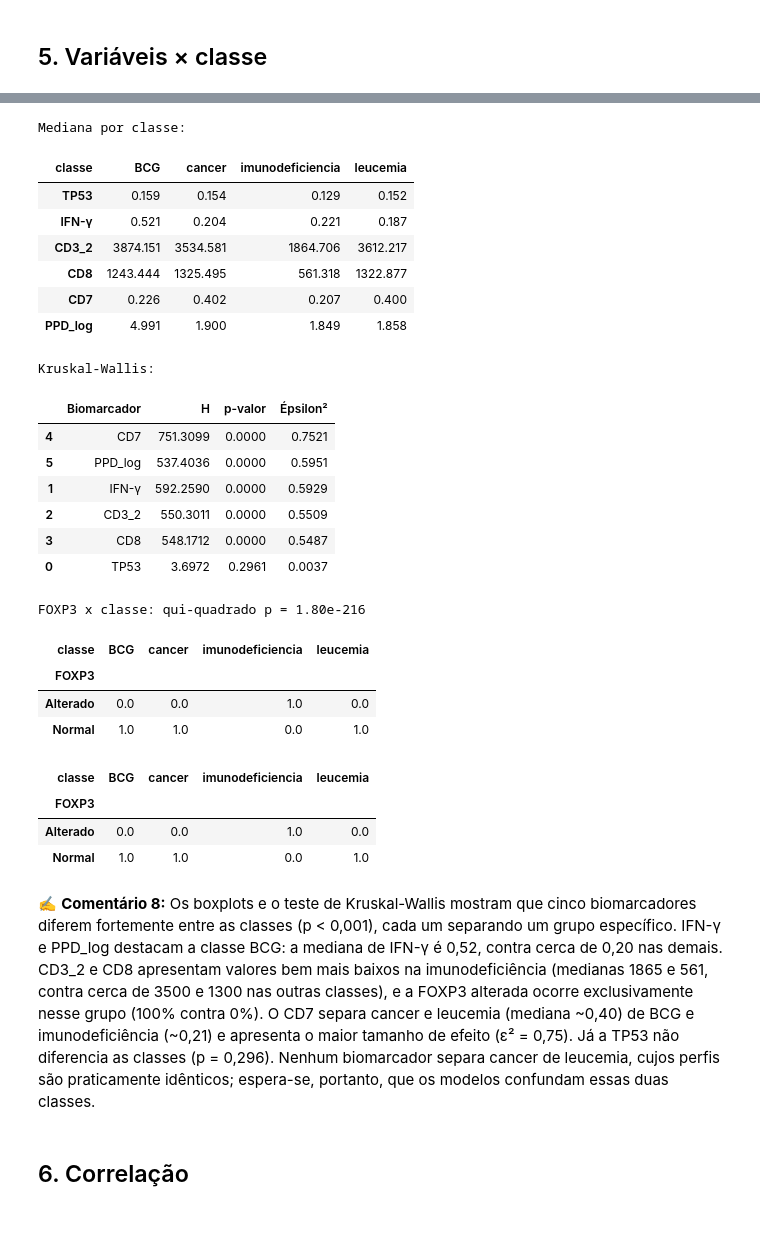
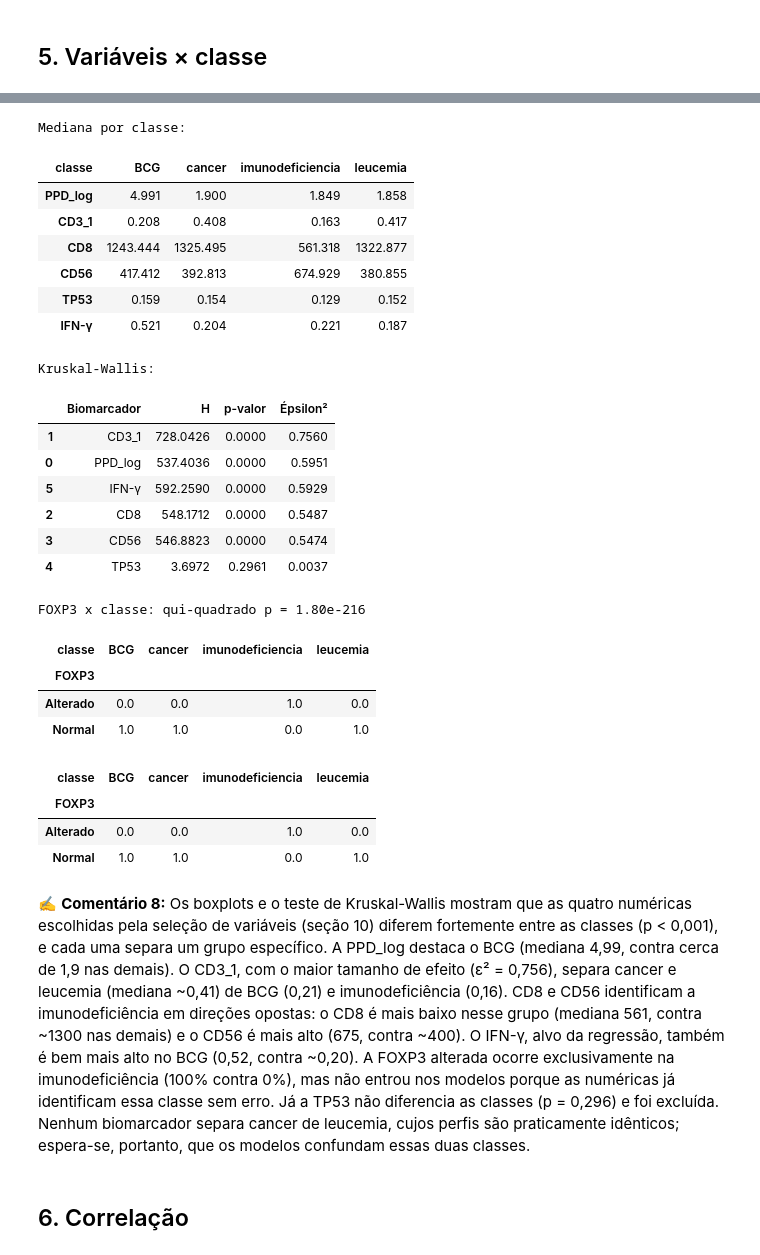
Before and after one commit to GabrielaKoerich/projeto_python_ml, a Jupyter notebook: notebooks/01_AED_relatorio_comentado.ipynb, the cells around one changed output, grey strips where cells are left out. Saved outputs shown, nothing was run; the diff lists cells and outputs as text; code cells hidden in the pictures; blank space fills up the shorter version.

```diff
--- a/notebooks/01_AED_relatorio_comentado.ipynb
+++ b/notebooks/01_AED_relatorio_comentado.ipynb
@@ -416,14 +416,12 @@ Média / mediana (original): 5.5
 # Caixas em alturas diferentes -> o biomarcador separa as classes.
 
 # POR QUE ESSES BIOMARCADORES?
-# São as variáveis numéricas mostrasad na aula 09
-# (seleção de variáveis) e usadas nos modelos deste projeto, junto com
-# PPD_log e FOXP3. O CD7 representa o bloco de marcadores
-# correlacionados entre si (CD34, CD19_1, CD20_1, CD22, CD3_1, CD7;
-# no banco da aula ele aparece como "correlatas").
-# IFN-γ também é a VARIÁVEL ALVO da regressão, ou seja, o
-# valor que o modelo tenta prever.
-for var in ["TP53", "IFN-γ", "CD3_2", "CD8", "CD7"]:
+# São as numéricas escolhidas pela seleção de variáveis do projeto
+# (seção 10), feita só com o treino: PPD_log (vista na seção 4), CD3_1,
+# CD8 e CD56. A TP53 entra para comparação: é um exemplo de variável
+# que NÃO separa as classes e por isso foi excluída.
+# IFN-γ aparece por ser a VARIÁVEL ALVO da regressão.
+for var in ["CD3_1", "CD8", "CD56", "TP53", "IFN-γ"]:
     sns.boxplot(data=df, x="classe", y=var)
     plt.title(var)
     plt.show()
@@ -454,48 +452,48 @@ for var in ["TP53", "IFN-γ", "CD3_2", "CD8", "CD7"]:
 # Observação: teste complementar a esta análise, não usado nas aulas.
 
 # Quais biomarcadores separam as classes?
 from scipy.stats import chi2_contingency, kruskal
 
 dados = df.copy()
 dados["PPD_log"] = np.log1p(dados["PPD"])
-variaveis = ["TP53", "IFN-γ", "CD3_2", "CD8", "CD7", "PPD_log"]
+variaveis = ["PPD_log", "CD3_1", "CD8", "CD56", "TP53", "IFN-γ"]
 
 # 1. Mediana de cada biomarcador por classe
 print("Mediana por classe:")
 display(dados.groupby("classe")[variaveis].median().round(3).T)
 
 # 2. Kruskal-Wallis: H0 = o biomarcador tem a mesma distribuição nas 4 classes
 #    Épsilon² (0 a 1) = tamanho do efeito: quanto maior, melhor separa as classes
 linhas = []
 for var in variaveis:
     grupos = [g[var].dropna() for _, g in dados.groupby("classe")]
     h, p = kruskal(*grupos)
     n = sum(len(g) for g in grupos)  # pacientes sem faltante nessa variável
     linhas.append({"Biomarcador": var, "H": h, "p-valor": p, "Épsilon²": h / (n - 1)})
 print("Kruskal-Wallis:")
 display(pd.DataFrame(linhas).sort_values("Épsilon²", ascending=False).round(4))
 
 # 3. FOXP3 (categórica): proporção por classe + qui-quadrado
 _, p_foxp3, _, _ = chi2_contingency(pd.crosstab(dados["FOXP3"], dados["classe"]))
 print(f"FOXP3 x classe: qui-quadrado p = {p_foxp3:.2e}")
 pd.crosstab(dados["FOXP3"], dados["classe"], normalize="columns").round(2)
 # %% [output]
 Mediana por classe:
 | classe | BCG | cancer | imunodeficiencia | leucemia |
+| PPD_log | 4.991 | 1.900 | 1.849 | 1.858 |
+| CD3_1 | 0.208 | 0.408 | 0.163 | 0.417 |
+| CD8 | 1243.444 | 1325.495 | 561.318 | 1322.877 |
+| CD56 | 417.412 | 392.813 | 674.929 | 380.855 |
 | TP53 | 0.159 | 0.154 | 0.129 | 0.152 |
 | IFN-γ | 0.521 | 0.204 | 0.221 | 0.187 |
-| CD3_2 | 3874.151 | 3534.581 | 1864.706 | 3612.217 |
-| CD8 | 1243.444 | 1325.495 | 561.318 | 1322.877 |
-| CD7 | 0.226 | 0.402 | 0.207 | 0.400 |
-| PPD_log | 4.991 | 1.900 | 1.849 | 1.858 |
 Kruskal-Wallis:
 |  | Biomarcador | H | p-valor | Épsilon² |
-| 4 | CD7 | 751.3099 | 0.0000 | 0.7521 |
-| 5 | PPD_log | 537.4036 | 0.0000 | 0.5951 |
-| 1 | IFN-γ | 592.2590 | 0.0000 | 0.5929 |
-| 2 | CD3_2 | 550.3011 | 0.0000 | 0.5509 |
-| 3 | CD8 | 548.1712 | 0.0000 | 0.5487 |
-| 0 | TP53 | 3.6972 | 0.2961 | 0.0037 |
+| 1 | CD3_1 | 728.0426 | 0.0000 | 0.7560 |
+| 0 | PPD_log | 537.4036 | 0.0000 | 0.5951 |
+| 5 | IFN-γ | 592.2590 | 0.0000 | 0.5929 |
+| 2 | CD8 | 548.1712 | 0.0000 | 0.5487 |
+| 3 | CD56 | 546.8823 | 0.0000 | 0.5474 |
+| 4 | TP53 | 3.6972 | 0.2961 | 0.0037 |
 FOXP3 x classe: qui-quadrado p = 1.80e-216
 | classe | BCG | cancer | imunodeficiencia | leucemia |
 | FOXP3 |  |  |  |  |
@@ -513,7 +511,7 @@ pd.crosstab(df["FOXP3"], df["classe"], normalize="columns").round(2)
 | Alterado | 0.0 | 0.0 | 1.0 | 0.0 |
 | Normal | 1.0 | 1.0 | 0.0 | 1.0 |
 # %% [markdown]
-✍️ **Comentário 8:** Os boxplots e o teste de Kruskal-Wallis mostram que cinco biomarcadores diferem fortemente entre as classes (p < 0,001), cada um separando um grupo específico. IFN-γ e PPD_log destacam a classe BCG: a mediana de IFN-γ é 0,52, contra cerca de 0,20 nas demais. CD3_2 e CD8 apresentam valores bem mais baixos na imunodeficiência (medianas 1865 e 561, contra cerca de 3500 e 1300 nas outras classes), e a FOXP3 alterada ocorre exclusivamente nesse grupo (100% contra 0%). O CD7 separa cancer e leucemia (mediana ~0,40) de BCG e imunodeficiência (~0,21) e apresenta o maior tamanho de efeito (ε² = 0,75). Já a TP53 não diferencia as classes (p = 0,296). Nenhum biomarcador separa cancer de leucemia, cujos perfis são praticamente idênticos; espera-se, portanto, que os modelos confundam essas duas classes.
+✍️ **Comentário 8:** Os boxplots e o teste de Kruskal-Wallis mostram que as quatro numéricas escolhidas pela seleção de variáveis (seção 10) diferem fortemente entre as classes (p < 0,001), e cada uma separa um grupo específico. A PPD_log destaca o BCG (mediana 4,99, contra cerca de 1,9 nas demais). O CD3_1, com o maior tamanho de efeito (ε² = 0,756), separa cancer e leucemia (mediana ~0,41) de BCG (0,21) e imunodeficiência (0,16). CD8 e CD56 identificam a imunodeficiência em direções opostas: o CD8 é mais baixo nesse grupo (mediana 561, contra ~1300 nas demais) e o CD56 é mais alto (675, contra ~400). O IFN-γ, alvo da regressão, também é bem mais alto no BCG (0,52, contra ~0,20). A FOXP3 alterada ocorre exclusivamente na imunodeficiência (100% contra 0%), mas não entrou nos modelos porque as numéricas já identificam essa classe sem erro. Já a TP53 não diferencia as classes (p = 0,296) e foi excluída. Nenhum biomarcador separa cancer de leucemia, cujos perfis são praticamente idênticos; espera-se, portanto, que os modelos confundam essas duas classes.
 # %% [markdown]
 ## 6. Correlação
 # %%
```
Also changed, not shown: parts of 32 cells of this notebook, 11 other files.
